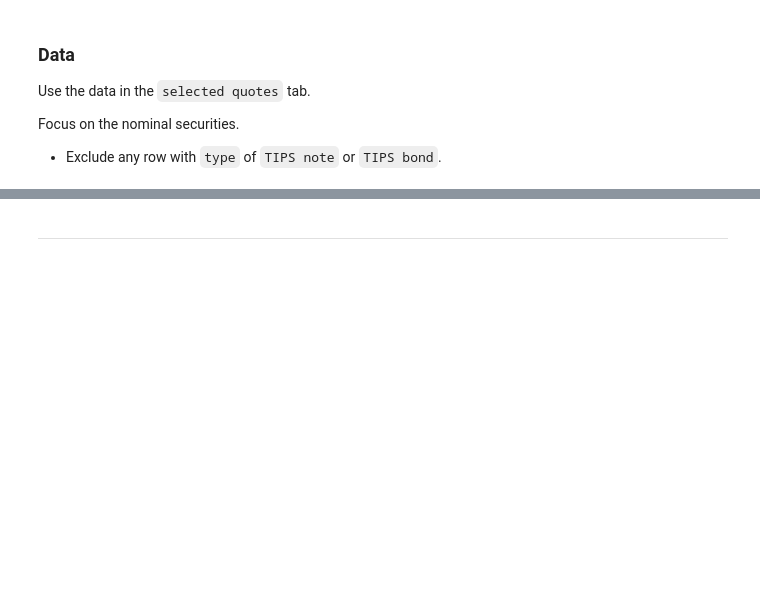
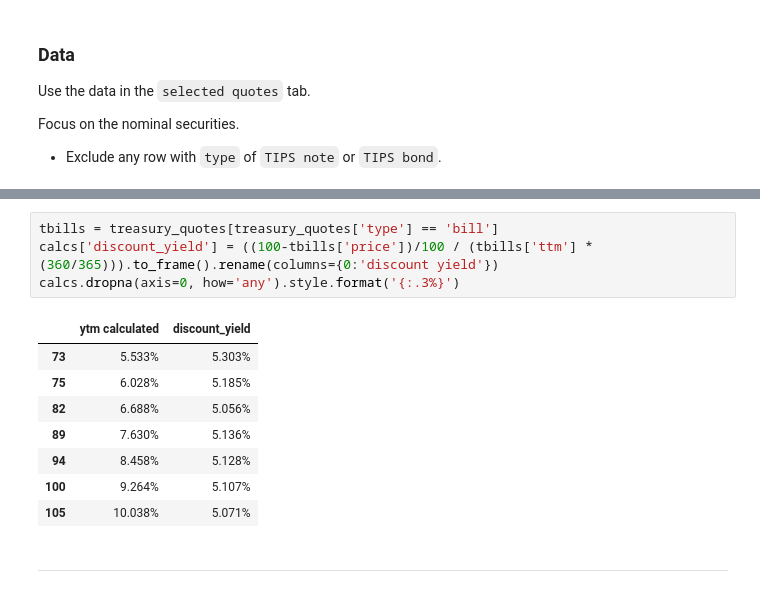
Before and after one commit to ArturoCharleston/finm-markets-2024, a Jupyter notebook: homework/Homework 2_solved.ipynb, the cells around one changed output, grey strips where cells are left out. Cells and saved outputs as stored; diff of their text form; blank space fills up the shorter version.

```diff
--- a/homework/Homework 2_solved.ipynb
+++ b/homework/Homework 2_solved.ipynb
@@ -267,2 +301,15 @@ Identify the T-bills using `type`=`bill` or looking for `cpnrate` of 0.
+# %%
+tbills = treasury_quotes[treasury_quotes['type'] == 'bill']
+calcs['discount_yield'] = ((100-tbills['price'])/100 / (tbills['ttm'] * (360/365))).to_frame().rename(columns={0:'discount yield'})
+calcs.dropna(axis=0, how='any').style.format('{:.3%}')
+# %% [output]
+|  | ytm calculated | discount_yield |
+| 73 | 5.533% | 5.303% |
+| 75 | 6.028% | 5.185% |
+| 82 | 6.688% | 5.056% |
+| 89 | 7.630% | 5.136% |
+| 94 | 8.458% | 5.128% |
+| 100 | 9.264% | 5.107% |
+| 105 | 10.038% | 5.071% |
 # %% [markdown]
 ***
```
Also changed, not shown: parts of 9 cells of this notebook.
